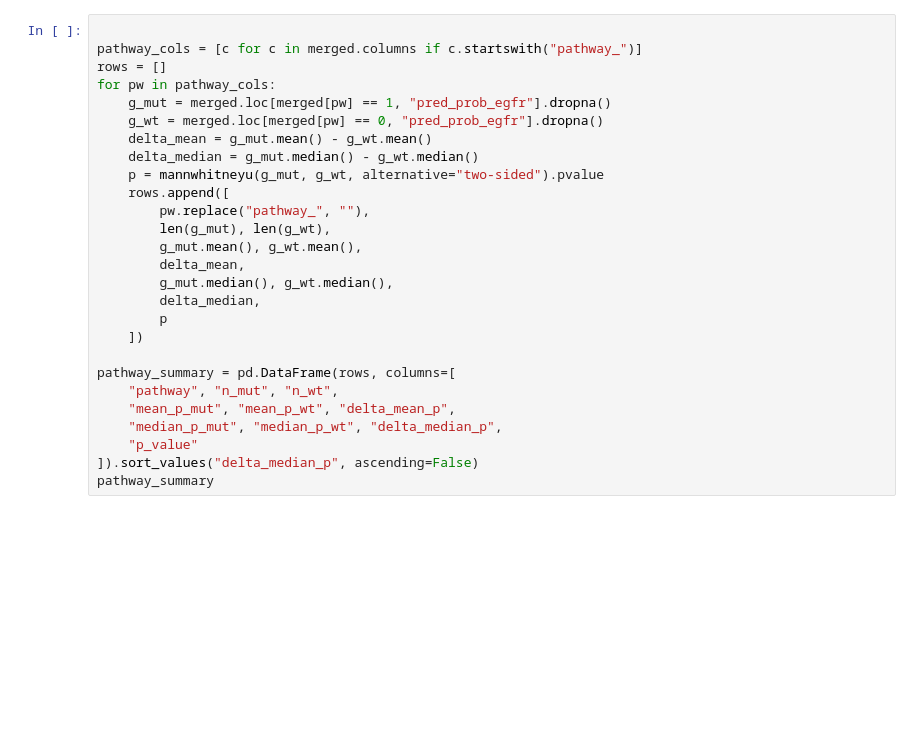
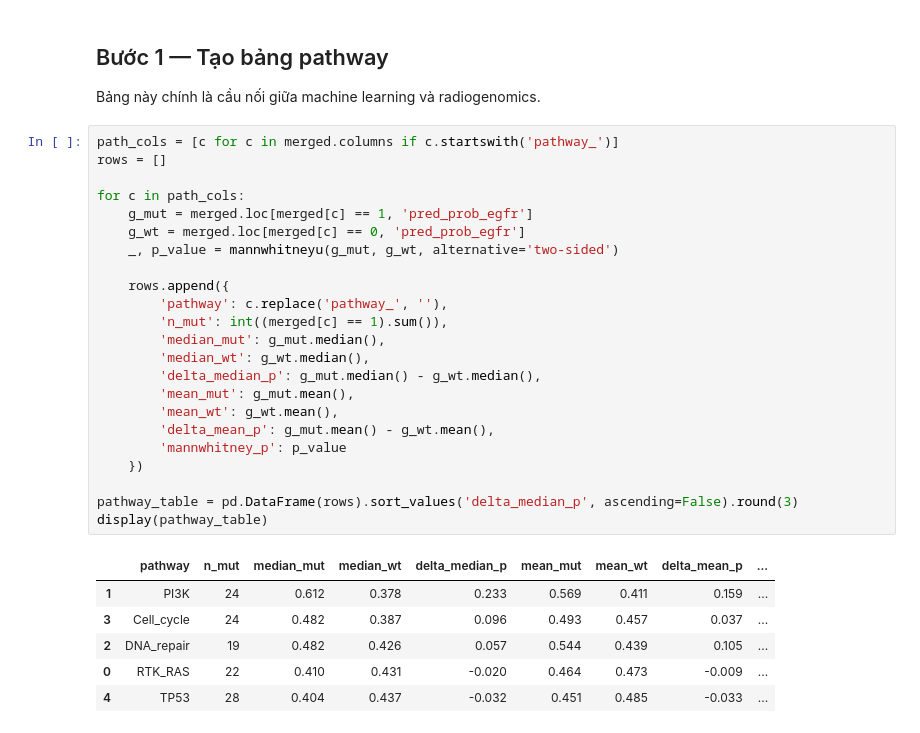
Before and after one commit to ketnoimaytinh797-dotcom/EGFR-Radiomics-MiniBootcamp, a Jupyter notebook: book/day04.ipynb, the cells around one changed output. Drawn from its saved outputs; the diff is of its cells as text; blank space fills up the shorter version.

```diff
--- a/book/day04.ipynb
+++ b/book/day04.ipynb
@@ -92,28 +90,35 @@ merged.head(), merged.shape
+# %% [markdown]
+## Bước 1 — Tạo bảng pathway
+
+Bảng này chính là cầu nối giữa machine learning và radiogenomics.
 # %%
+path_cols = [c for c in merged.columns if c.startswith('pathway_')]
+rows = []
 
-pathway_cols = [c for c in merged.columns if c.startswith("pathway_")]
-rows = []
-for pw in pathway_cols:
-    g_mut = merged.loc[merged[pw] == 1, "pred_prob_egfr"].dropna()
-    g_wt = merged.loc[merged[pw] == 0, "pred_prob_egfr"].dropna()
-    delta_mean = g_mut.mean() - g_wt.mean()
-    delta_median = g_mut.median() - g_wt.median()
-    p = mannwhitneyu(g_mut, g_wt, alternative="two-sided").pvalue
-    rows.append([
-        pw.replace("pathway_", ""),
-        len(g_mut), len(g_wt),
-        g_mut.mean(), g_wt.mean(),
-        delta_mean,
-        g_mut.median(), g_wt.median(),
-        delta_median,
-        p
-    ])
+for c in path_cols:
+    g_mut = merged.loc[merged[c] == 1, 'pred_prob_egfr']
+    g_wt = merged.loc[merged[c] == 0, 'pred_prob_egfr']
+    _, p_value = mannwhitneyu(g_mut, g_wt, alternative='two-sided')
 
-pathway_summary = pd.DataFrame(rows, columns=[
-    "pathway", "n_mut", "n_wt",
-    "mean_p_mut", "mean_p_wt", "delta_mean_p",
-    "median_p_mut", "median_p_wt", "delta_median_p",
-    "p_value"
-]).sort_values("delta_median_p", ascending=False)
-pathway_summary
+    rows.append({
+        'pathway': c.replace('pathway_', ''),
+        'n_mut': int((merged[c] == 1).sum()),
+        'median_mut': g_mut.median(),
+        'median_wt': g_wt.median(),
+        'delta_median_p': g_mut.median() - g_wt.median(),
+        'mean_mut': g_mut.mean(),
+        'mean_wt': g_wt.mean(),
+        'delta_mean_p': g_mut.mean() - g_wt.mean(),
+        'mannwhitney_p': p_value
+    })
+
+pathway_table = pd.DataFrame(rows).sort_values('delta_median_p', ascending=False).round(3)
+display(pathway_table)
+# %% [output]
+|  | pathway | n_mut | median_mut | median_wt | delta_median_p | mean_mut | mean_wt | delta_mean_p | ... |
+| 1 | PI3K | 24 | 0.612 | 0.378 | 0.233 | 0.569 | 0.411 | 0.159 | ... |
+| 3 | Cell_cycle | 24 | 0.482 | 0.387 | 0.096 | 0.493 | 0.457 | 0.037 | ... |
+| 2 | DNA_repair | 19 | 0.482 | 0.426 | 0.057 | 0.544 | 0.439 | 0.105 | ... |
+| 0 | RTK_RAS | 22 | 0.410 | 0.431 | -0.020 | 0.464 | 0.473 | -0.009 | ... |
+| 4 | TP53 | 28 | 0.404 | 0.437 | -0.032 | 0.451 | 0.485 | -0.033 | ... |
 # %% [markdown]
```
Also changed, not shown: parts of 23 cells of this notebook, 51 other files.
